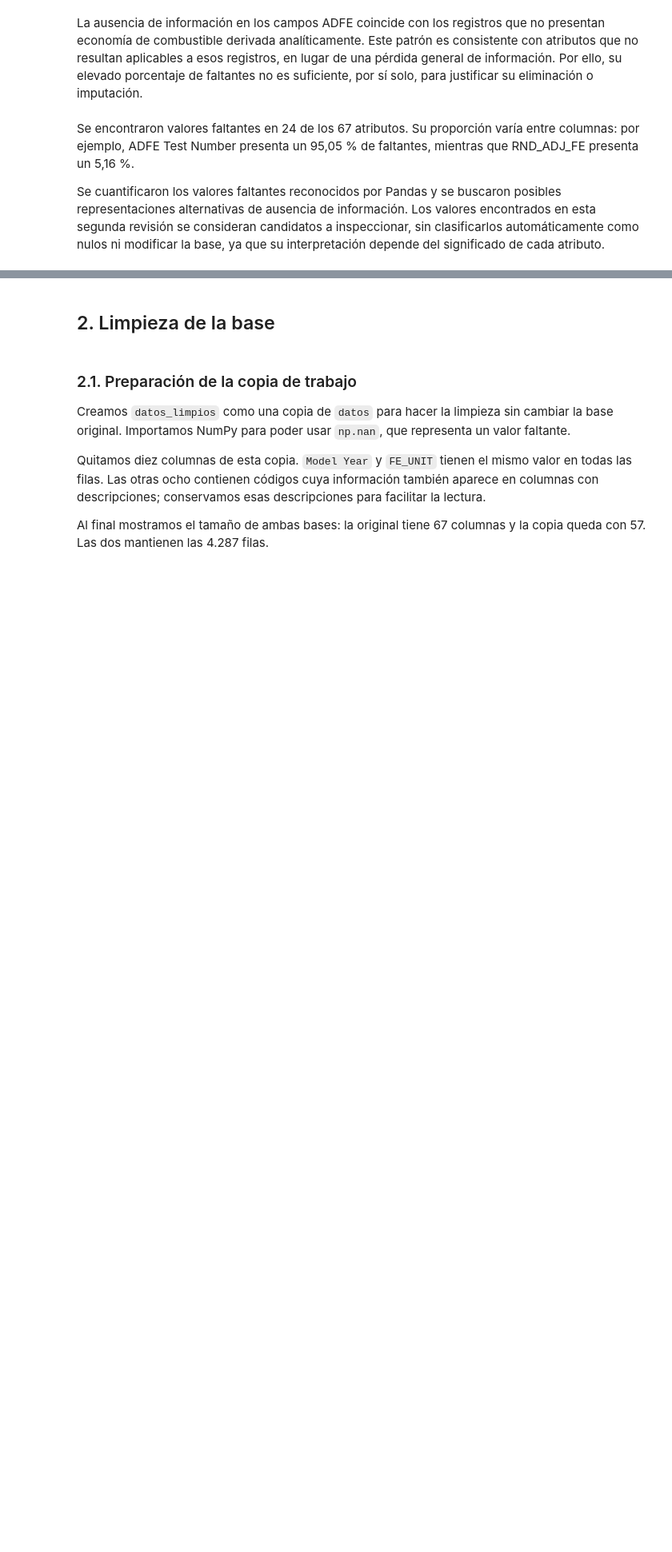
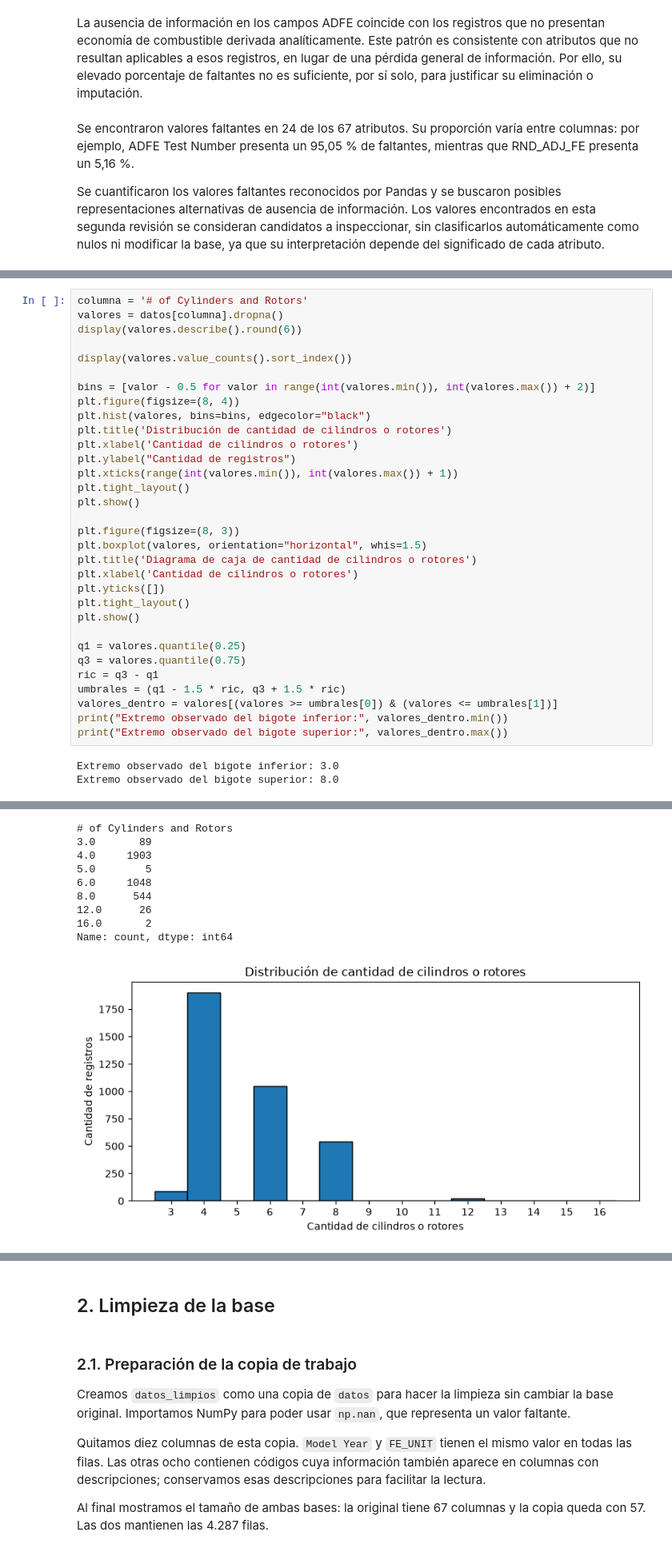
Before and after one commit to rodrigo1git/TPE-Fundamentos-de-Ciencia-de-Datos, a Jupyter notebook: TPE.ipynb, the cells around one changed output, grey strips where cells are left out. Shown at 80% size. Saved outputs shown, nothing was run; the diff lists cells and outputs as text; blank space fills up the shorter version.

```diff
--- a/TPE.ipynb
+++ b/TPE.ipynb
@@ -689,0 +441,35 @@ datos_limpios.loc[datos_limpios["RND_ADJ_FE"] >= 999.0, "RND_ADJ_FE"] = np.nan
+# %%
+columna = '# of Cylinders and Rotors'
+valores = datos[columna].dropna()
+display(valores.describe().round(6))
+
+display(valores.value_counts().sort_index())
+
+bins = [valor - 0.5 for valor in range(int(valores.min()), int(valores.max()) + 2)]
+plt.figure(figsize=(8, 4))
+plt.hist(valores, bins=bins, edgecolor="black")
+plt.title('Distribución de cantidad de cilindros o rotores')
+plt.xlabel('Cantidad de cilindros o rotores')
+plt.ylabel("Cantidad de registros")
+plt.xticks(range(int(valores.min()), int(valores.max()) + 1))
+plt.tight_layout()
+plt.show()
+
+plt.figure(figsize=(8, 3))
+plt.boxplot(valores, orientation="horizontal", whis=1.5)
+plt.title('Diagrama de caja de cantidad de cilindros o rotores')
+plt.xlabel('Cantidad de cilindros o rotores')
+plt.yticks([])
+plt.tight_layout()
+plt.show()
+
+q1 = valores.quantile(0.25)
+q3 = valores.quantile(0.75)
+ric = q3 - q1
+umbrales = (q1 - 1.5 * ric, q3 + 1.5 * ric)
+valores_dentro = valores[(valores >= umbrales[0]) & (valores <= umbrales[1])]
+print("Extremo observado del bigote inferior:", valores_dentro.min())
+print("Extremo observado del bigote superior:", valores_dentro.max())
+# %% [output]
+Extremo observado del bigote inferior: 3.0
+Extremo observado del bigote superior: 8.0
@@ -689,0 +485,10 @@ datos_limpios.loc[datos_limpios["RND_ADJ_FE"] >= 999.0, "RND_ADJ_FE"] = np.nan
+# of Cylinders and Rotors
+3.0       89
+4.0     1903
+5.0        5
+6.0     1048
+8.0      544
+12.0      26
+16.0       2
+Name: count, dtype: int64
+[figure, added]
```
Also changed, not shown: parts of 96 cells of this notebook, 1 other file.
